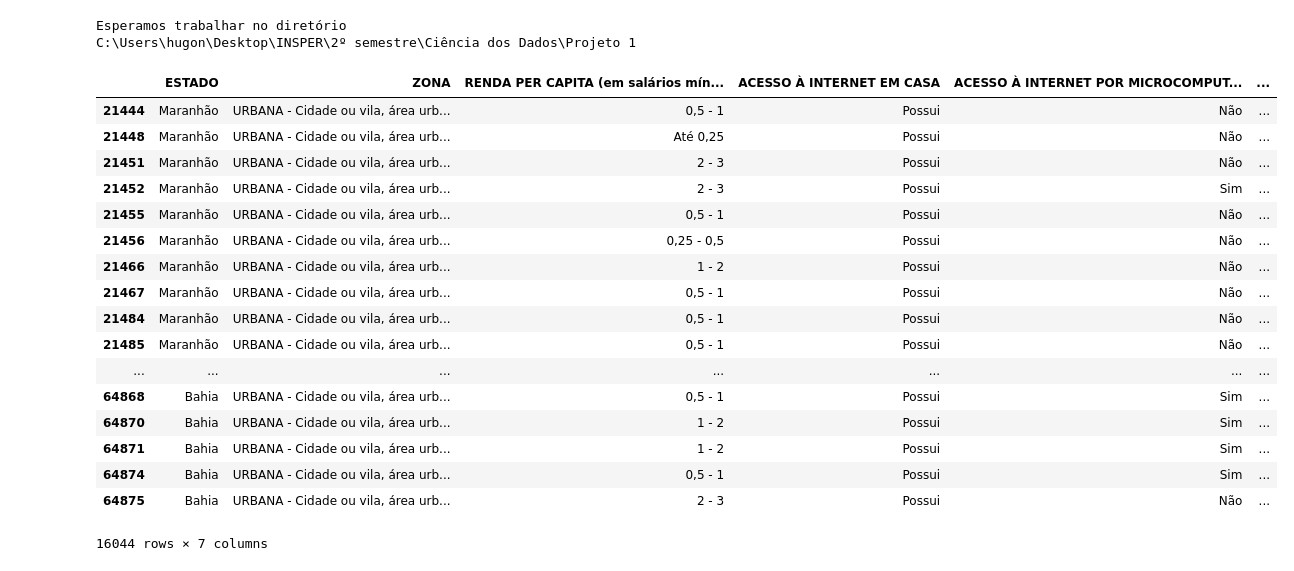
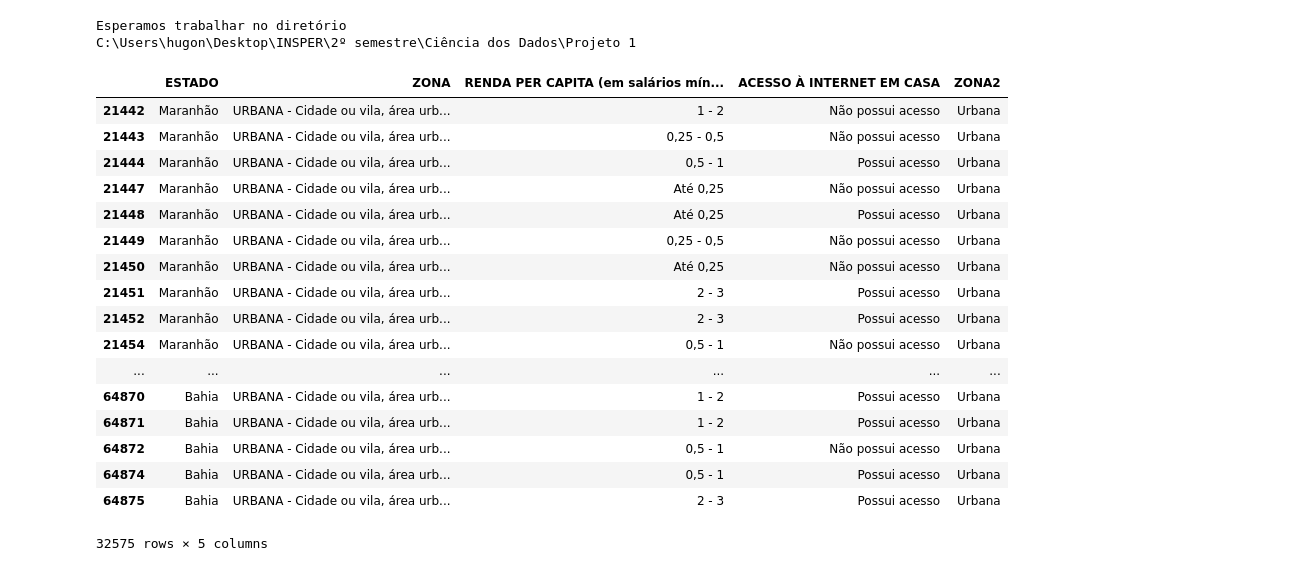
Before and after one commit to hugogr99/CIENCIA-DOS-DADOS, a Jupyter notebook: Projeto 1.ipynb, the cells around one changed output. Saved outputs shown, nothing was run; the diff lists cells and outputs as text; code cells hidden in the pictures.

```diff
--- a/Projeto 1.ipynb
+++ b/Projeto 1.ipynb
@@ -29,38 +30,38 @@ dados.TAB = dados.V02325.astype('category')
 #dados.T = dados.V0226.astype('category')
 # %%
 dados.UF.cat.categories = (['Rondônia','Acre','Amazonas','Roraima','Pará','Amapá','Tocantins','Maranhão','Piauí','Ceará','Rio Grande do Norte','Paraíba','Pernambuco','Alagoas','Sergipe','Bahia','Minas Gerais','Espírito Santo','Rio de Janeiro','São Paulo','Paraná','Santa Catarina','Rio Grande do Sul','Mato Grosso do Sul','Mato Grosso','Goiás','Distrito Federal'])
-dados.ACESSO.cat.categories = (['Possui','Não possui'])
+dados.ACESSO.cat.categories = (['Possui acesso','Não possui acesso'])
 dados.SALARIO.cat.categories = (['0','Até 0,25','0,25 - 0,5','0,5 - 1','1 - 2','2 - 3','3 - 5','+5','Sem declaração'])
 dados.COMP.cat.categories = (['Sim','Não'])
 dados.CEL.cat.categories = (['Sim','Não'])
-dados.REG.cat.categories = (['URBANA - Cidade ou vila, área urbanizada', 'URBANA - Cidade ou vila, área não urbanizada','URBANA - área urbana isolada','RURAL - Aglomerado rural de extensão urbana','RURAL - Aglomerado rural, isolado, povoado','RURAL - Aglomerado rural, isolado, núcleo','RURAL - Aglomerado rural, isolado, outros aglomerados','RURAL - Zona rural exclusive aglomerado rural '])
+dados.REG.cat.categories = (['URBANA - Cidade ou vila, área urbanizada', 'URBANA - Cidade ou vila, área não urbanizada','URBANA - área urbana isolada','RURAL - Aglomerado rural de extensão urbana','RURAL - Aglomerado rural, isolado, povoado','RURAL - Aglomerado rural, isolado, núcleo','RURAL - Aglomerado rural, isolado, outros aglomerados','RURAL - Zona rural exclusive aglomerado rural'])
 dados.TAB.cat.categories = (['Sim','Não'])
-#dados.T.cat.categories = (['Sim','Não'])
 
+d = pd.concat([dados.UF, dados.REG, dados.SALARIO, dados.ACESSO], axis = 1)
+d.columns = ['ESTADO','ZONA','RENDA PER CAPITA (em salários mínimos (R$))','ACESSO À INTERNET EM CASA']#'ACESSO À INTERNET POR MICROCOMPUTADOR', 'ACESSO À INTERNET POR CELULAR', 'ACESSO À INTERNET POR TABLET' ]
+nordeste = d[(d['ESTADO'] == 'Maranhão') | (d['ESTADO'] == 'Piauí')| (d['ESTADO'] == 'Ceará')| (d['ESTADO'] == 'Rio Grande do Norte')| (d['ESTADO'] == 'Paraíba')| (d['ESTADO'] == 'Pernambuco')| (d['ESTADO'] == 'Alagoas')| (d['ESTADO'] == 'Sergipe')| (d['ESTADO'] == 'Bahia')]
+nordeste = nordeste.dropna()
 
+nordeste.loc[(dados.REG =='URBANA - Cidade ou vila, área urbanizada') |(dados.REG == 'URBANA - Cidade ou vila, área não urbanizada')|(dados.REG =='URBANA - área urbana isolada'), 'ZONA2'] = 'Urbana'
+nordeste.loc[(dados.REG=='RURAL - Aglomerado rural de extensão urbana')|(dados.REG=='RURAL - Aglomerado rural, isolado, povoado')|(dados.REG=='RURAL - Aglomerado rural, isolado, núcleo') | (dados.REG == 'RURAL - Aglomerado rural, isolado, outros aglomerados')|(dados.REG == 'RURAL - Zona rural exclusive aglomerado rural'), 'ZONA2']= 'Rural'
 
-d = pd.concat([dados.UF, dados.REG, dados.SALARIO, dados.ACESSO, dados.COMP, dados.CEL, dados.TAB], axis = 1)
-d.columns = ['ESTADO','ZONA','RENDA PER CAPITA (em salários mínimos (R$))','ACESSO À INTERNET EM CASA','ACESSO À INTERNET POR MICROCOMPUTADOR', 'ACESSO À INTERNET POR CELULAR', 'ACESSO À INTERNET POR TABLET' ]
-nordeste = d[(d['ESTADO'] == 'Maranhão') | (d['ESTADO'] == 'Piauí')| (d['ESTADO'] == 'Ceará')| (d['ESTADO'] == 'Rio Grande do Norte')| (d['ESTADO'] == 'Paraíba')| (d['ESTADO'] == 'Pernambuco')| (d['ESTADO'] == 'Alagoas')| (d['ESTADO'] == 'Sergipe')| (d['ESTADO'] == 'Bahia')]
-#data[(data['ZONA'] == 'RURAL - Aglomerado rural de extensão urbana')]
-nordeste = nordeste.dropna()
 nordeste
 # %% [output]
-|  | ESTADO | ZONA | RENDA PER CAPITA (em salários mín... | ACESSO À INTERNET EM CASA | ACESSO À INTERNET POR MICROCOMPUT... | ... |
-| 21444 | Maranhão | URBANA - Cidade ou vila, área urb... | 0,5 - 1 | Possui | Não | ... |
-| 21448 | Maranhão | URBANA - Cidade ou vila, área urb... | Até 0,25 | Possui | Não | ... |
-| 21451 | Maranhão | URBANA - Cidade ou vila, área urb... | 2 - 3 | Possui | Não | ... |
-| 21452 | Maranhão | URBANA - Cidade ou vila, área urb... | 2 - 3 | Possui | Sim | ... |
-| 21455 | Maranhão | URBANA - Cidade ou vila, área urb... | 0,5 - 1 | Possui | Não | ... |
-| 21456 | Maranhão | URBANA - Cidade ou vila, área urb... | 0,25 - 0,5 | Possui | Não | ... |
-| 21466 | Maranhão | URBANA - Cidade ou vila, área urb... | 1 - 2 | Possui | Não | ... |
-| 21467 | Maranhão | URBANA - Cidade ou vila, área urb... | 0,5 - 1 | Possui | Não | ... |
-| 21484 | Maranhão | URBANA - Cidade ou vila, área urb... | 0,5 - 1 | Possui | Não | ... |
-| 21485 | Maranhão | URBANA - Cidade ou vila, área urb... | 0,5 - 1 | Possui | Não | ... |
-| ... | ... | ... | ... | ... | ... | ... |
-| 64868 | Bahia | URBANA - Cidade ou vila, área urb... | 0,5 - 1 | Possui | Sim | ... |
-| 64870 | Bahia | URBANA - Cidade ou vila, área urb... | 1 - 2 | Possui | Sim | ... |
-| 64871 | Bahia | URBANA - Cidade ou vila, área urb... | 1 - 2 | Possui | Sim | ... |
-| 64874 | Bahia | URBANA - Cidade ou vila, área urb... | 0,5 - 1 | Possui | Sim | ... |
-| 64875 | Bahia | URBANA - Cidade ou vila, área urb... | 2 - 3 | Possui | Não | ... |
+|  | ESTADO | ZONA | RENDA PER CAPITA (em salários mín... | ACESSO À INTERNET EM CASA | ZONA2 |
+| 21442 | Maranhão | URBANA - Cidade ou vila, área urb... | 1 - 2 | Não possui acesso | Urbana |
+| 21443 | Maranhão | URBANA - Cidade ou vila, área urb... | 0,25 - 0,5 | Não possui acesso | Urbana |
+| 21444 | Maranhão | URBANA - Cidade ou vila, área urb... | 0,5 - 1 | Possui acesso | Urbana |
+| 21447 | Maranhão | URBANA - Cidade ou vila, área urb... | Até 0,25 | Não possui acesso | Urbana |
+| 21448 | Maranhão | URBANA - Cidade ou vila, área urb... | Até 0,25 | Possui acesso | Urbana |
+| 21449 | Maranhão | URBANA - Cidade ou vila, área urb... | 0,25 - 0,5 | Não possui acesso | Urbana |
+| 21450 | Maranhão | URBANA - Cidade ou vila, área urb... | Até 0,25 | Não possui acesso | Urbana |
+| 21451 | Maranhão | URBANA - Cidade ou vila, área urb... | 2 - 3 | Possui acesso | Urbana |
+| 21452 | Maranhão | URBANA - Cidade ou vila, área urb... | 2 - 3 | Possui acesso | Urbana |
+| 21454 | Maranhão | URBANA - Cidade ou vila, área urb... | 0,5 - 1 | Não possui acesso | Urbana |
+| ... | ... | ... | ... | ... | ... |
+| 64870 | Bahia | URBANA - Cidade ou vila, área urb... | 1 - 2 | Possui acesso | Urbana |
+| 64871 | Bahia | URBANA - Cidade ou vila, área urb... | 1 - 2 | Possui acesso | Urbana |
+| 64872 | Bahia | URBANA - Cidade ou vila, área urb... | 0,5 - 1 | Não possui acesso | Urbana |
+| 64874 | Bahia | URBANA - Cidade ou vila, área urb... | 0,5 - 1 | Possui acesso | Urbana |
+| 64875 | Bahia | URBANA - Cidade ou vila, área urb... | 2 - 3 | Possui acesso | Urbana |
-16044 rows × 7 columns
+32575 rows × 5 columns
```
Also changed, not shown: parts of 19 cells of this notebook.
